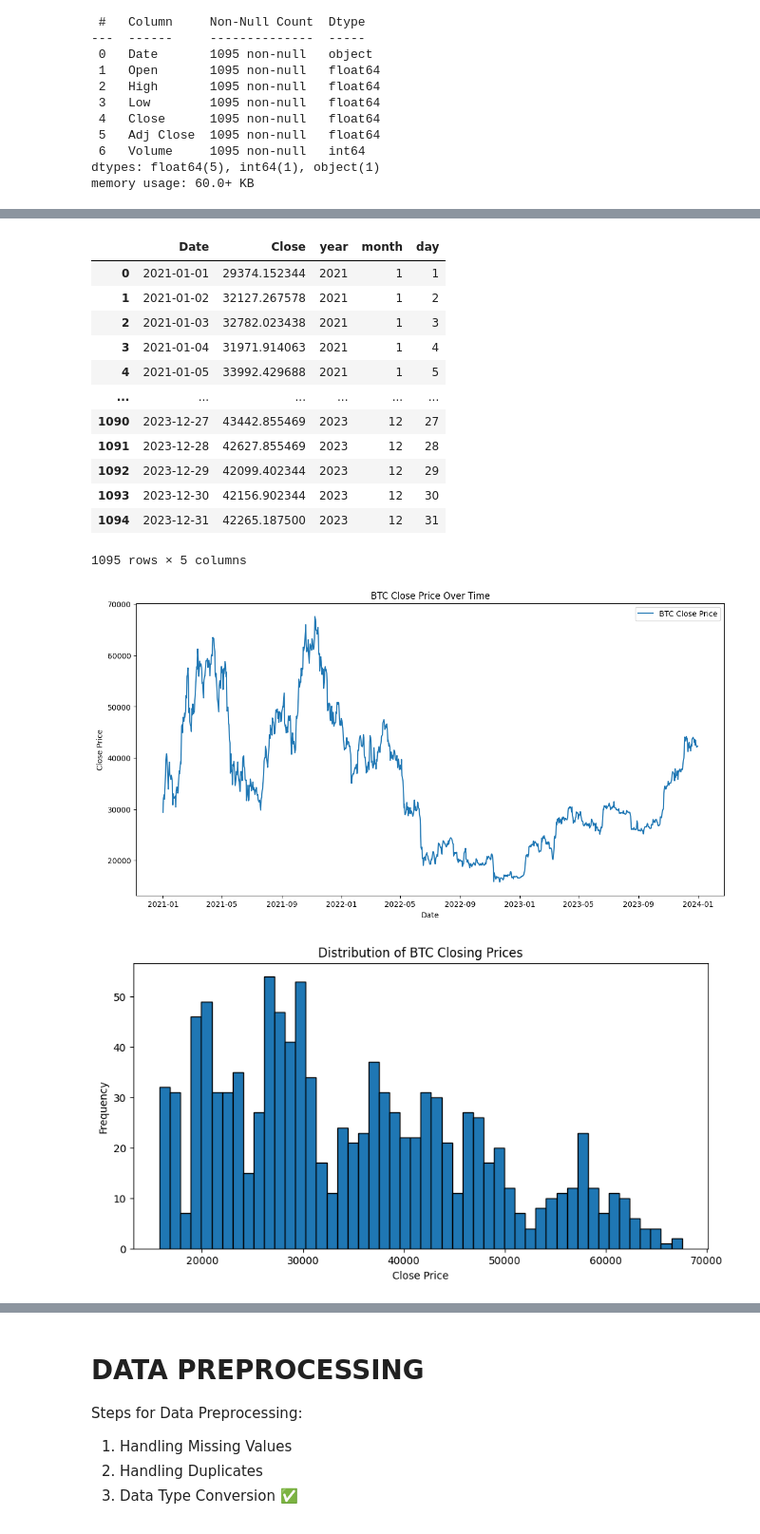
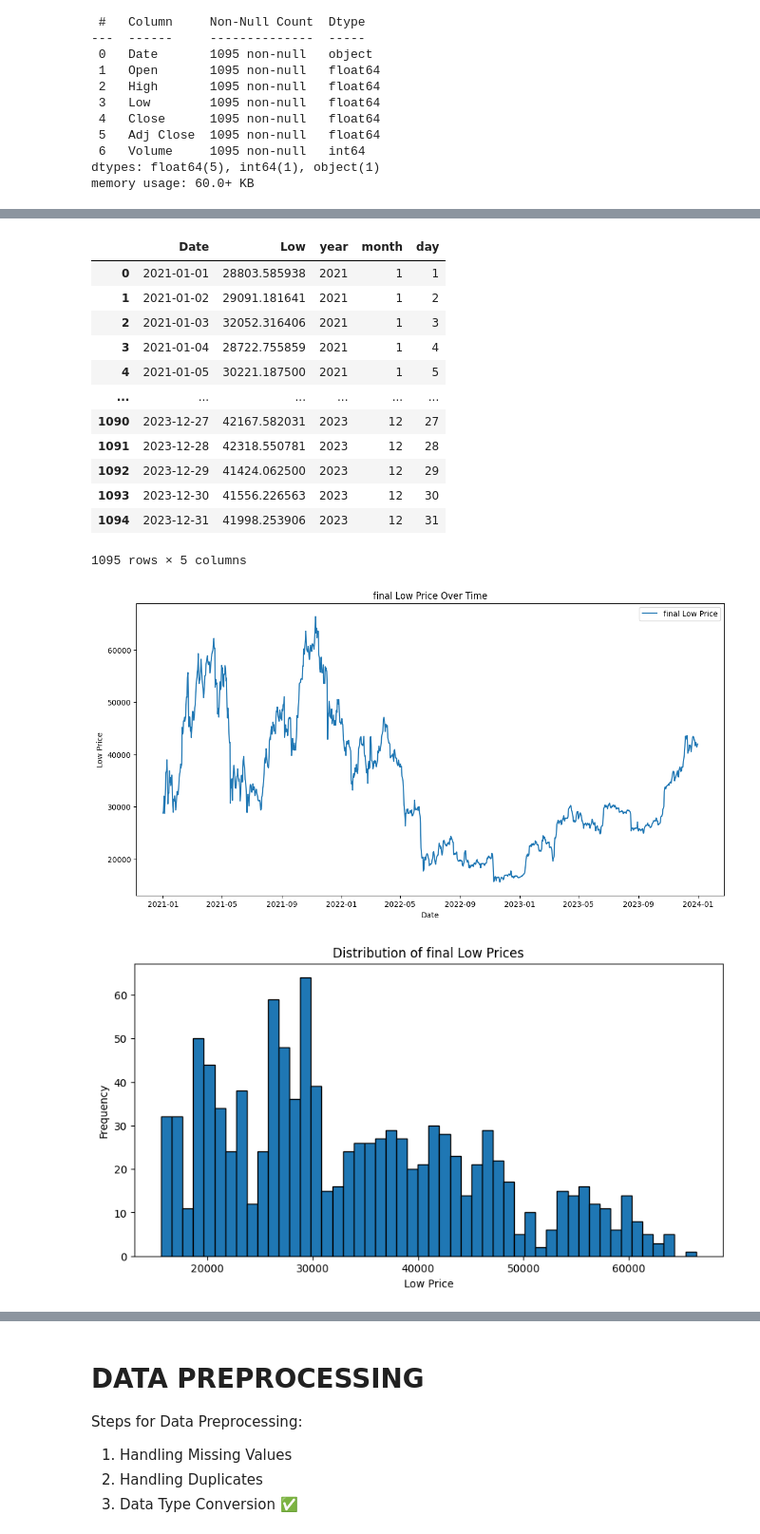
Before and after one commit to adiprrassetyo/forecast-tse-arima, a Jupyter notebook: Low Price.ipynb, the cells around one changed output, grey strips where cells are left out. Shown at 95% size. Saved outputs shown, nothing was run; the diff lists cells and outputs as text; code cells hidden in the pictures.

```diff
--- a/Low Price.ipynb
+++ b/Low Price.ipynb
@@ -52,3 +42,9 @@ data_xrp = pd.read_csv("dataset/XRP-USD.csv")
+# %%
+data_final = pd.read_csv("dataset/BTC-USD.csv") # Bitcoin
+# data_final = pd.read_csv("dataset/ETH-USD.csv") # Ethereum
+# data_final = pd.read_csv("dataset/BNB-USD.csv") # Binance Coin
+# data_final = pd.read_csv("dataset/SOL-USD.csv") # Solana
+# data_final = pd.read_csv("dataset/XRP-USD.csv") # XRP
 # %% [markdown]
 # EDA
 # %%
@@ -96,7 +92,7 @@ Data columns (total 7 columns):
 dtypes: float64(5), int64(1), object(1)
 memory usage: 60.0+ KB
 # %%
-#drop feature that not used in this analysis ( 'Open', 'High', 'Low', 'Adj Close 'Volume')
-data_btc = data_btc.drop(columns=['Open', 'High', 'Close', 'Adj Close 'Volume'])
-data_btc
+#drop feature that not used in this analysis ( 'Open', 'Low', 'Low', 'Adj Low', 'Volume')
+data_final = data_final.drop(columns=['Open', 'Close', 'High', 'Adj Close', 'Volume'])
+data_final
 # %% [output]
@@ -116,49 +112,49 @@ data_btc
 # %%
 # Data Type Conversion
 # Convert 'Date' to datetime if not already done
-data_btc['Date'] = pd.to_datetime(data_btc['Date'])
+data_final['Date'] = pd.to_datetime(data_final['Date'])
 
 #Feature Engineering
 #Extract date parts
-data_btc['year'] = data_btc['Date'].dt.year
-data_btc['month'] = data_btc['Date'].dt.month
-data_btc['day'] = data_btc['Date'].dt.day
+data_final['year'] = data_final['Date'].dt.year
+data_final['month'] = data_final['Date'].dt.month
+data_final['day'] = data_final['Date'].dt.day
 
-data_btc
+data_final
 # %% [output]
-|  | Date | Close | year | month | day |
-| 0 | 2021-01-01 | 29374.152344 | 2021 | 1 | 1 |
-| 1 | 2021-01-02 | 32127.267578 | 2021 | 1 | 2 |
-| 2 | 2021-01-03 | 32782.023438 | 2021 | 1 | 3 |
-| 3 | 2021-01-04 | 31971.914063 | 2021 | 1 | 4 |
-| 4 | 2021-01-05 | 33992.429688 | 2021 | 1 | 5 |
+|  | Date | Low | year | month | day |
+| 0 | 2021-01-01 | 28803.585938 | 2021 | 1 | 1 |
+| 1 | 2021-01-02 | 29091.181641 | 2021 | 1 | 2 |
+| 2 | 2021-01-03 | 32052.316406 | 2021 | 1 | 3 |
+| 3 | 2021-01-04 | 28722.755859 | 2021 | 1 | 4 |
+| 4 | 2021-01-05 | 30221.187500 | 2021 | 1 | 5 |
 | ... | ... | ... | ... | ... | ... |
-| 1090 | 2023-12-27 | 43442.855469 | 2023 | 12 | 27 |
-| 1091 | 2023-12-28 | 42627.855469 | 2023 | 12 | 28 |
-| 1092 | 2023-12-29 | 42099.402344 | 2023 | 12 | 29 |
-| 1093 | 2023-12-30 | 42156.902344 | 2023 | 12 | 30 |
-| 1094 | 2023-12-31 | 42265.187500 | 2023 | 12 | 31 |
+| 1090 | 2023-12-27 | 42167.582031 | 2023 | 12 | 27 |
+| 1091 | 2023-12-28 | 42318.550781 | 2023 | 12 | 28 |
+| 1092 | 2023-12-29 | 41424.062500 | 2023 | 12 | 29 |
+| 1093 | 2023-12-30 | 41556.226563 | 2023 | 12 | 30 |
+| 1094 | 2023-12-31 | 41998.253906 | 2023 | 12 | 31 |
 1095 rows × 5 columns
 # %%
-# visualisasi data Lowrice / day
-data_btc.set_index('Date', inplace=True)
+# visualisasi data Low price / day
+data_final.set_index('Date', inplace=True)
 
 plt.figure(figsize=(14, 7))
-plt.plot(data_btc['Low, label='BTC LoLowce')
+plt.plot(data_final['Low'], label='final Low Price')
 plt.xlabel('Date')
-plt.ylabel('Lowrice')
-plt.title('BTC Lowrice Over Time')
+plt.ylabel('Low Price')
+plt.title('final Low Price Over Time')
 plt.legend()
 plt.show()
 # %% [output]
-[figure, old version]
+[figure, new version]
 # %%
 plt.figure(figsize=(10, 5))
-plt.hist(data_btc['Low, bins=50, edgecolor='k')
-plt.xlabel('Lowrice')
+plt.hist(data_final['Low'], bins=50, edgecolor='k')
+plt.xlabel('Low Price')
 plt.ylabel('Frequency')
-plt.title('Distribution of BTC Closing Prices')
+plt.title('Distribution of final Low Prices')
 plt.show()
 # %% [output]
-[figure, old version]
+[figure, new version]
 # %%
```
Also changed, not shown: parts of 25 cells of this notebook, 9 other files.
